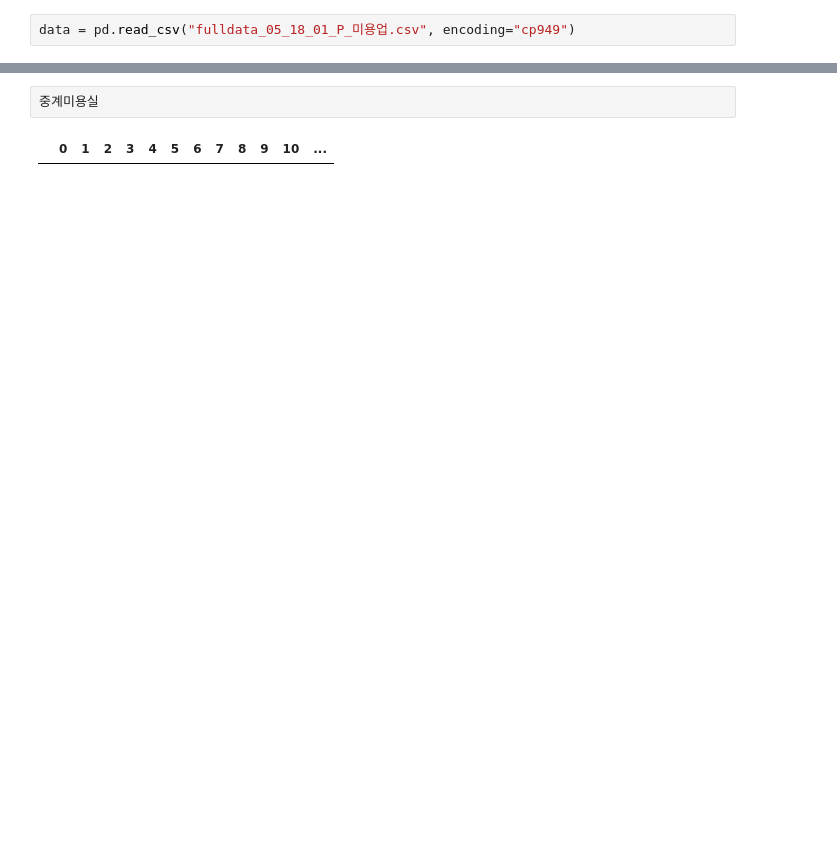
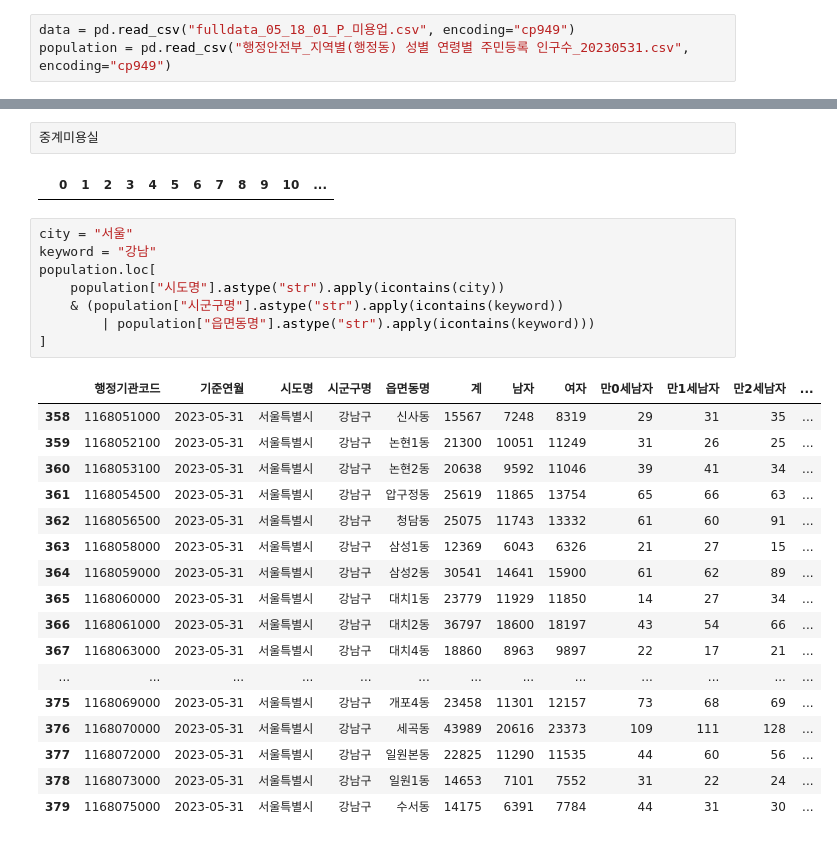
Before and after one commit to explainpark101/KU-UNEP-endterm, a Jupyter notebook: 전국미용업데이터.ipynb, the cells around one changed output, grey strips where cells are left out. Saved outputs shown, nothing was run; the diff lists cells and outputs as text; blank space fills up the shorter version.

```diff
--- a/전국미용업데이터.ipynb
+++ b/전국미용업데이터.ipynb
@@ -4,3 +4,4 @@ import numpy as np
 pd.set_option("display.max_columns", None)
 # %%
 data = pd.read_csv("fulldata_05_18_01_P_미용업.csv", encoding="cp949")
+population = pd.read_csv("행정안전부_지역별(행정동) 성별 연령별 주민등록 인구수_20230531.csv", encoding="cp949")
@@ -193,3 +210,29 @@ def iterOR_func(iter, func):
 중계미용실
 # %% [output]
 |  | 0 | 1 | 2 | 3 | 4 | 5 | 6 | 7 | 8 | 9 | 10 | ... |
+# %%
+city = "서울"
+keyword = "강남"
+population.loc[
+    population["시도명"].astype("str").apply(icontains(city))
+    & (population["시군구명"].astype("str").apply(icontains(keyword))
+        | population["읍면동명"].astype("str").apply(icontains(keyword)))
+]
+# %% [output]
+|  | 행정기관코드 | 기준연월 | 시도명 | 시군구명 | 읍면동명 | 계 | 남자 | 여자 | 만0세남자 | 만1세남자 | 만2세남자 | ... |
+| 358 | 1168051000 | 2023-05-31 | 서울특별시 | 강남구 | 신사동 | 15567 | 7248 | 8319 | 29 | 31 | 35 | ... |
+| 359 | 1168052100 | 2023-05-31 | 서울특별시 | 강남구 | 논현1동 | 21300 | 10051 | 11249 | 31 | 26 | 25 | ... |
+| 360 | 1168053100 | 2023-05-31 | 서울특별시 | 강남구 | 논현2동 | 20638 | 9592 | 11046 | 39 | 41 | 34 | ... |
+| 361 | 1168054500 | 2023-05-31 | 서울특별시 | 강남구 | 압구정동 | 25619 | 11865 | 13754 | 65 | 66 | 63 | ... |
+| 362 | 1168056500 | 2023-05-31 | 서울특별시 | 강남구 | 청담동 | 25075 | 11743 | 13332 | 61 | 60 | 91 | ... |
+| 363 | 1168058000 | 2023-05-31 | 서울특별시 | 강남구 | 삼성1동 | 12369 | 6043 | 6326 | 21 | 27 | 15 | ... |
+| 364 | 1168059000 | 2023-05-31 | 서울특별시 | 강남구 | 삼성2동 | 30541 | 14641 | 15900 | 61 | 62 | 89 | ... |
+| 365 | 1168060000 | 2023-05-31 | 서울특별시 | 강남구 | 대치1동 | 23779 | 11929 | 11850 | 14 | 27 | 34 | ... |
+| 366 | 1168061000 | 2023-05-31 | 서울특별시 | 강남구 | 대치2동 | 36797 | 18600 | 18197 | 43 | 54 | 66 | ... |
+| 367 | 1168063000 | 2023-05-31 | 서울특별시 | 강남구 | 대치4동 | 18860 | 8963 | 9897 | 22 | 17 | 21 | ... |
+| ... | ... | ... | ... | ... | ... | ... | ... | ... | ... | ... | ... | ... |
+| 375 | 1168069000 | 2023-05-31 | 서울특별시 | 강남구 | 개포4동 | 23458 | 11301 | 12157 | 73 | 68 | 69 | ... |
+| 376 | 1168070000 | 2023-05-31 | 서울특별시 | 강남구 | 세곡동 | 43989 | 20616 | 23373 | 109 | 111 | 128 | ... |
+| 377 | 1168072000 | 2023-05-31 | 서울특별시 | 강남구 | 일원본동 | 22825 | 11290 | 11535 | 44 | 60 | 56 | ... |
+| 378 | 1168073000 | 2023-05-31 | 서울특별시 | 강남구 | 일원1동 | 14653 | 7101 | 7552 | 31 | 22 | 24 | ... |
+| 379 | 1168075000 | 2023-05-31 | 서울특별시 | 강남구 | 수서동 | 14175 | 6391 | 7784 | 44 | 31 | 30 | ... |
```
Also changed, not shown: parts of 7 cells of this notebook, 6 other files.
